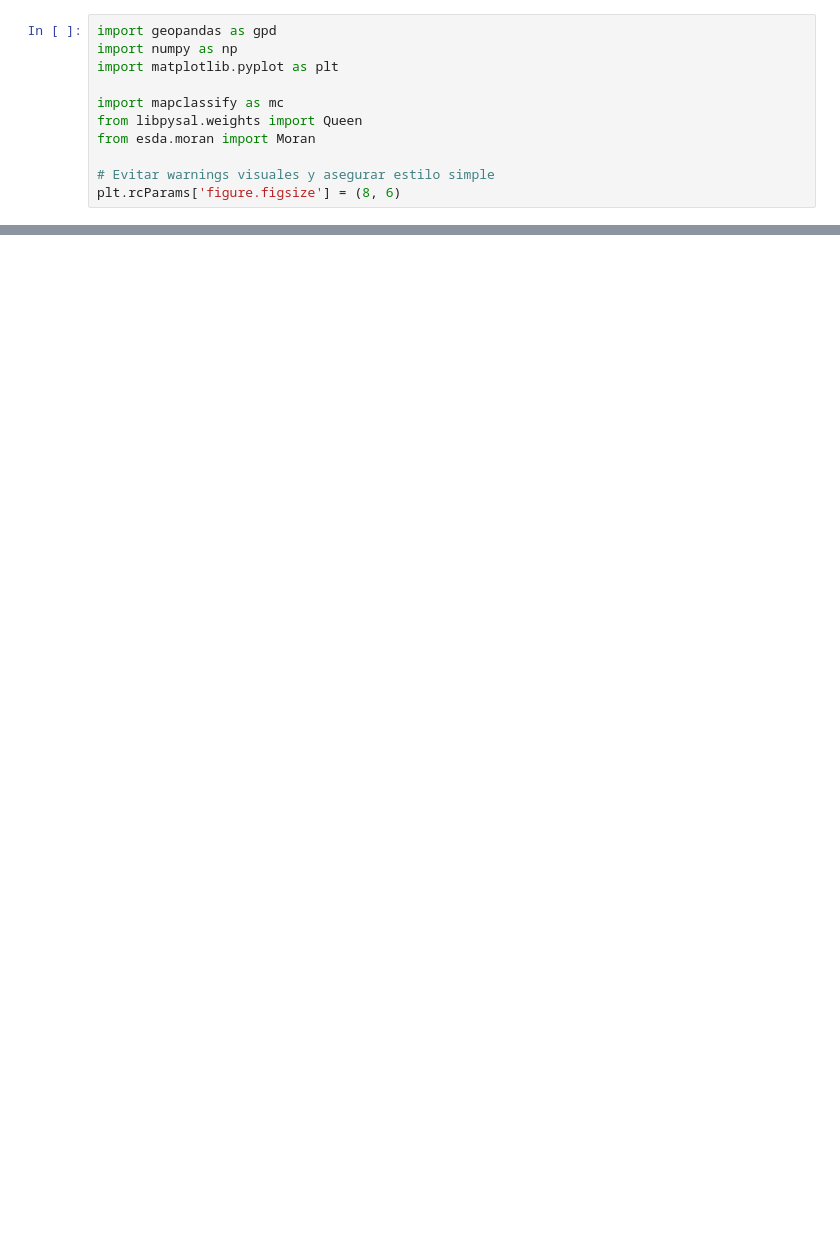
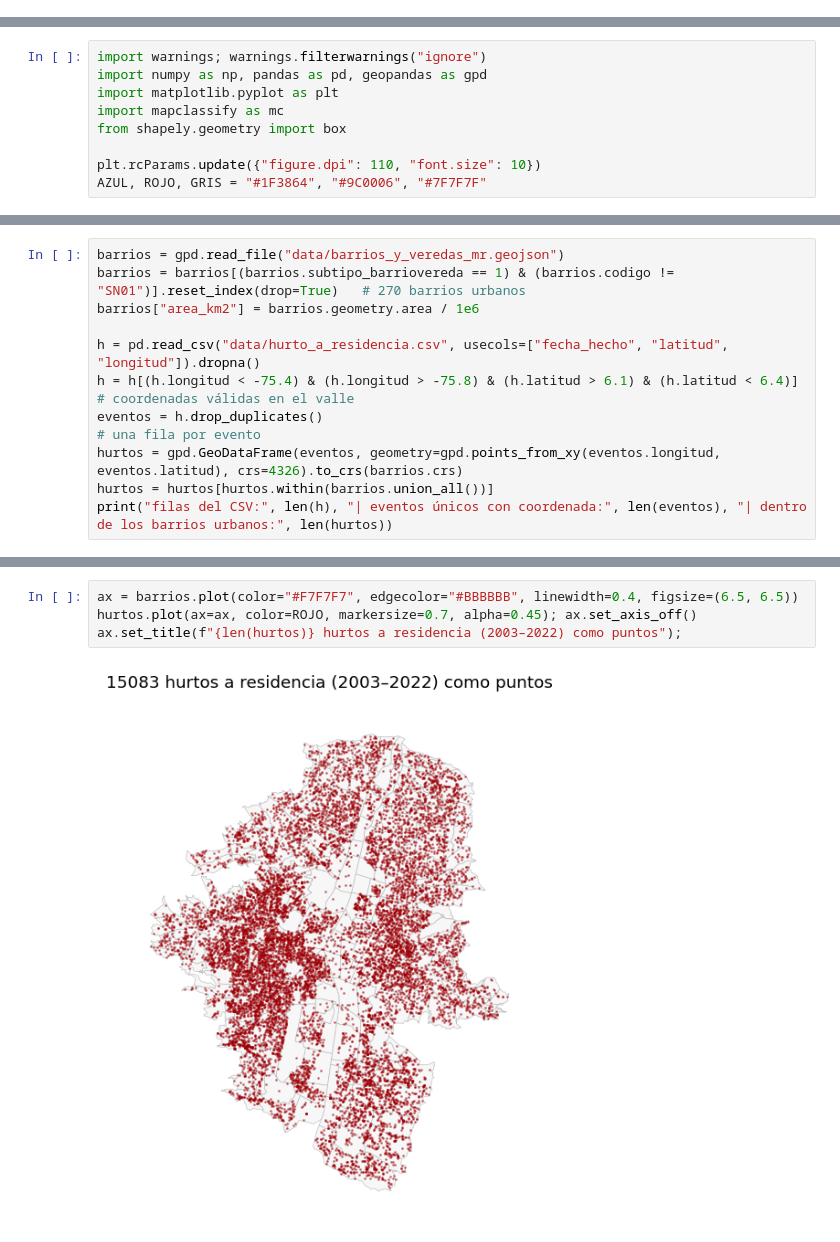
Before and after one commit to jdavidortega/Geographic_Data_Science_with_Python, a Jupyter notebook: Geospatial/choropleth_es.ipynb, the cells around one changed output, grey strips where cells are left out. Drawn from its saved outputs; the diff is of its cells as text; blank space fills up the shorter version.

```diff
--- a/Geospatial/choropleth_es.ipynb
+++ b/Geospatial/choropleth_es.ipynb
@@ -19,11 +0,0 @@ Este cuaderno usa librerías de SIG en Python:
-# %%
-import geopandas as gpd
-import numpy as np
-import matplotlib.pyplot as plt
-
-import mapclassify as mc
-from libpysal.weights import Queen
-from esda.moran import Moran
-
-# Evitar warnings visuales y asegurar estilo simple
-plt.rcParams['figure.figsize'] = (8, 6)
@@ -264,0 +9,9 @@ https://www.medellin.gov.co/giscatalogacion/srv/spa/catalog.search#/metadata/ec0
+# %%
+import warnings; warnings.filterwarnings("ignore")
+import numpy as np, pandas as pd, geopandas as gpd
+import matplotlib.pyplot as plt
+import mapclassify as mc
+from shapely.geometry import box
+
+plt.rcParams.update({"figure.dpi": 110, "font.size": 10})
+AZUL, ROJO, GRIS = "#1F3864", "#9C0006", "#7F7F7F"
@@ -264,0 +24,11 @@ https://www.medellin.gov.co/giscatalogacion/srv/spa/catalog.search#/metadata/ec0
+# %%
+barrios = gpd.read_file("data/barrios_y_veredas_mr.geojson")
+barrios = barrios[(barrios.subtipo_barriovereda == 1) & (barrios.codigo != "SN01")].reset_index(drop=True)   # 270 barrios urbanos
+barrios["area_km2"] = barrios.geometry.area / 1e6
+
+h = pd.read_csv("data/hurto_a_residencia.csv", usecols=["fecha_hecho", "latitud", "longitud"]).dropna()
+h = h[(h.longitud < -75.4) & (h.longitud > -75.8) & (h.latitud > 6.1) & (h.latitud < 6.4)]   # coordenadas válidas en el valle
+eventos = h.drop_duplicates()                                                                # una fila por evento
+hurtos = gpd.GeoDataFrame(eventos, geometry=gpd.points_from_xy(eventos.longitud, eventos.latitud), crs=4326).to_crs(barrios.crs)
+hurtos = hurtos[hurtos.within(barrios.union_all())]
+print("filas del CSV:", len(h), "| eventos únicos con coordenada:", len(eventos), "| dentro de los barrios urbanos:", len(hurtos))
@@ -264,0 +37,6 @@ https://www.medellin.gov.co/giscatalogacion/srv/spa/catalog.search#/metadata/ec0
+# %%
+ax = barrios.plot(color="#F7F7F7", edgecolor="#BBBBBB", linewidth=0.4, figsize=(6.5, 6.5))
+hurtos.plot(ax=ax, color=ROJO, markersize=0.7, alpha=0.45); ax.set_axis_off()
+ax.set_title(f"{len(hurtos)} hurtos a residencia (2003–2022) como puntos");
+# %% [output]
+[figure, added]
```
Also changed, not shown: parts of 59 cells of this notebook, 6 other files.
